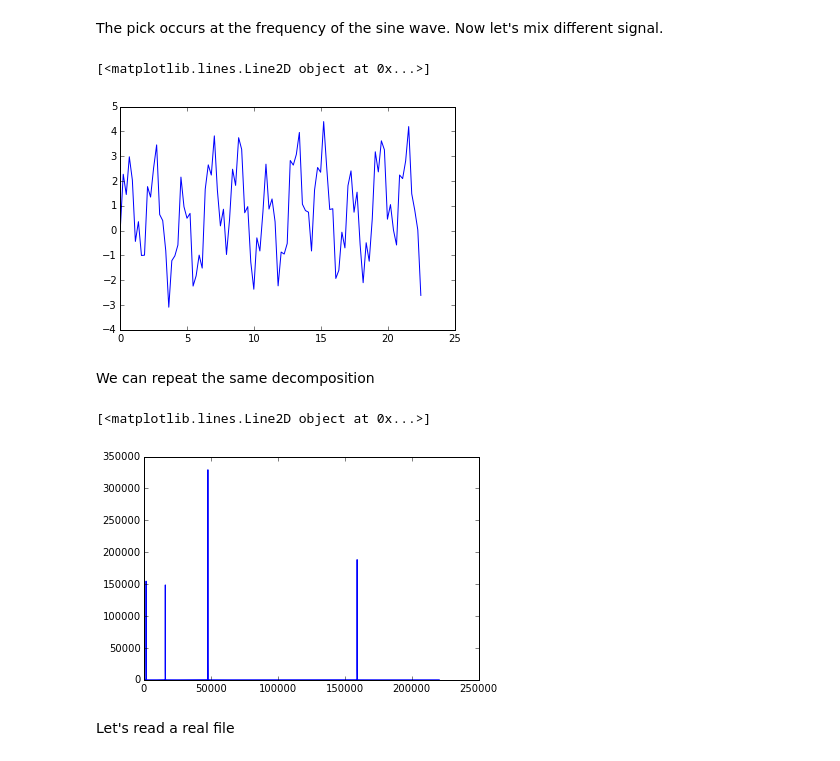
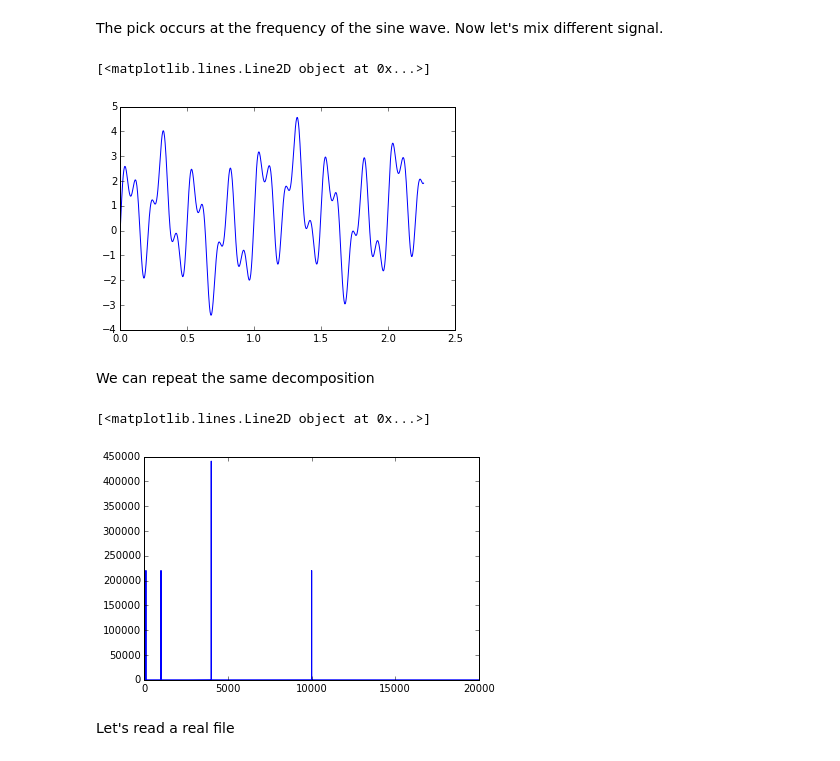
Before and after one commit to ViBOT-Erasmus/B31XB-IIP-Lecture-7, a Jupyter notebook: lecture_3.ipynb, the cells around one changed output. Saved outputs shown, nothing was run; the diff lists cells and outputs as text; code cells hidden in the pictures.

```diff
--- a/lecture_3.ipynb
+++ b/lecture_3.ipynb
@@ -70,25 +70,25 @@ plt.plot(np.abs(data_fft))
 # %% [markdown]
 The pick occurs at the frequency of the sine wave. Now let's mix different signal.
 # %%
-x = np.linspace(0, 100000, num=44100*10)
-data = np.sin(x) + np.sin(.1*x) + 2*np.sin(3*x) + np.sin(10*x)
+x = np.linspace(0, 1000, num=441000)
+data = np.sin(2*np.pi*x) + np.sin(2*np.pi*.1*x) + 2*np.sin(2*np.pi*4*x) + np.sin(2*np.pi*10*x)
 scaled = np.int16(data/np.max(np.abs(data)) * 32767)
 wavfile.write('sound/test2.wav', 44100, scaled)
 
-plt.plot(x[0:100], data[0:100])
+plt.plot(x[0:1000], data[0:1000])
 # %% [output]
 [<matplotlib.lines.Line2D object at 0x...>]
-[figure, old version]
+[figure, new version]
 # %% [markdown]
 We can repeat the same decomposition
 # %%
 # Compute the continuous Fourier Transform
 data_fft = np.fft.rfft(data)
 
-plt.plot(np.abs(data_fft))
+plt.plot(np.abs(data_fft[0:20000]))
 # %% [output]
 [<matplotlib.lines.Line2D object at 0x...>]
-[figure, old version]
+[figure, new version]
 # %% [markdown]
 Let's read a real file
 # %%
```
Also changed, not shown: parts of 6 cells of this notebook.
